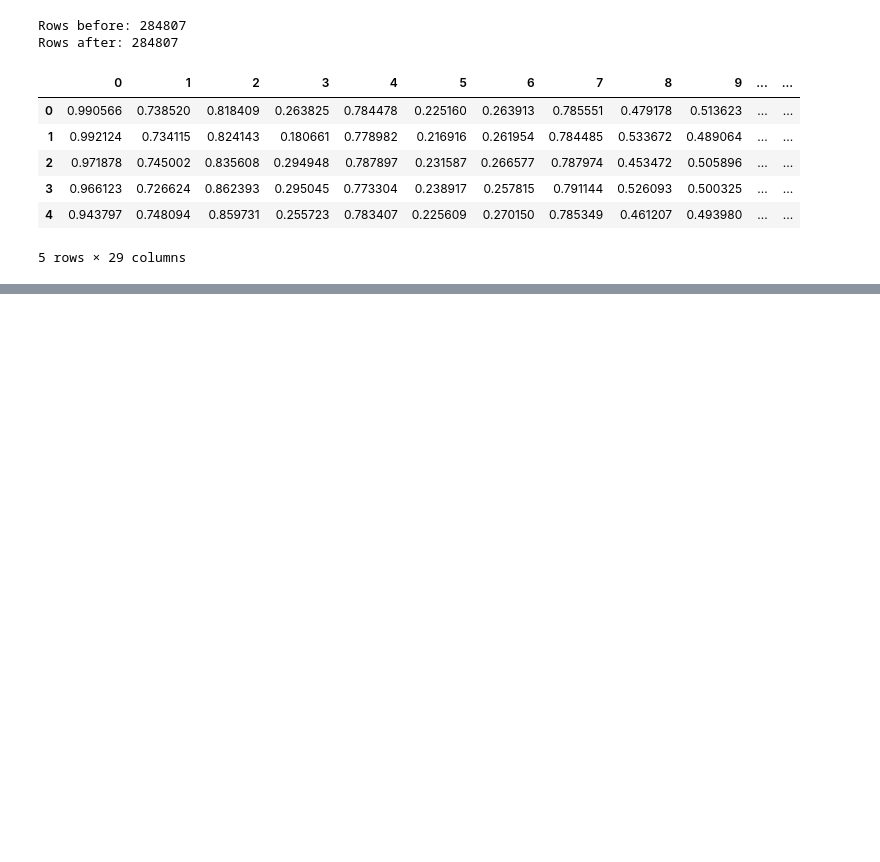
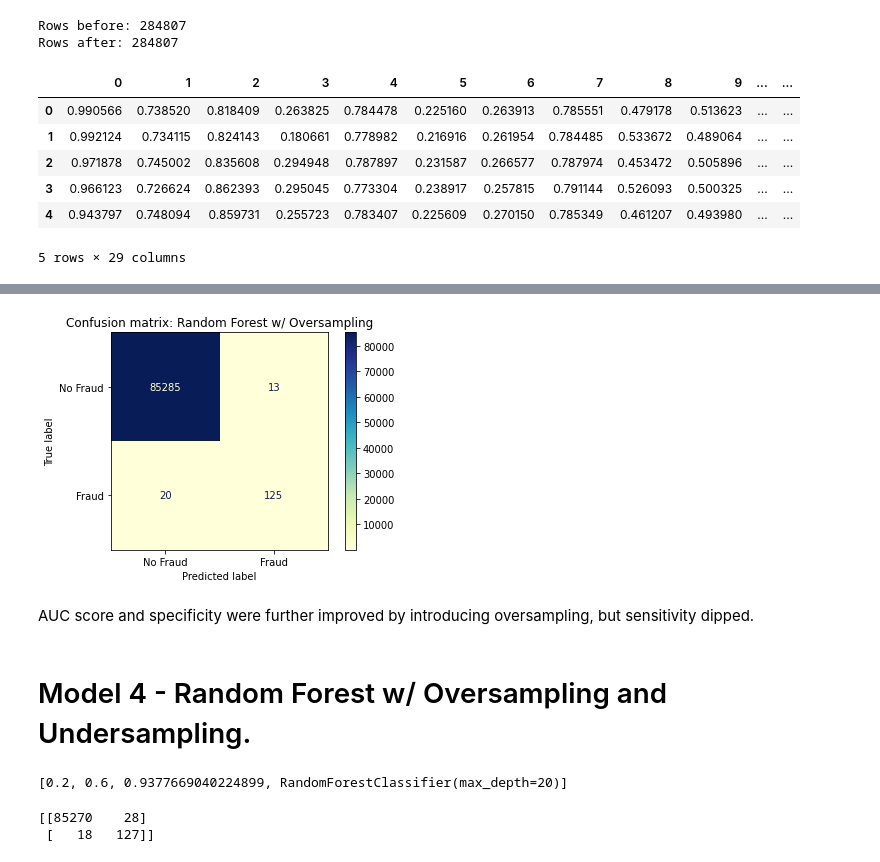
Before and after one commit to bradovich/public, a Jupyter notebook: credit_card_fraud-model.ipynb, the cells around one changed output, grey strips where cells are left out. Cells and saved outputs as stored; diff of their text form; code cells hidden in the pictures; blank space fills up the shorter version.

```diff
--- a/credit_card_fraud-model.ipynb
+++ b/credit_card_fraud-model.ipynb
@@ -205,0 +239,16 @@ Let's try to ensure the ratio of actual legitimate to actual fraudulent payments
+# %%
+# Select optimal oversampling strategy.
+oversampling_parameters = [0.2, 0.25, 0.3, 0.35, 0.4, 0.45, 0.5]
+# %%
+oversampling_list = []
+for p in oversampling_parameters:
+    smt = SMOTE(sampling_strategy=p)
+    X_train_SMT, y_train_SMT = smt.fit_resample(X_train, y_train)
+    model_rf_SMT = RandomForestClassifier(max_depth=20).fit(X_train_SMT, y_train_SMT)
+    model_rf_predict = model_rf_SMT.predict(X_test)
+    oversampling_list.append(list([p, roc_auc_score(y_test, model_rf_predict), model_rf_SMT]))
+# %%
+for i in range(len(oversampling_list)):
+    print("Parameter:", oversampling_list[i][0])
+    print("AUC score:", oversampling_list[i][1])
+    print("\n")
@@ -205,0 +273,12 @@ Let's try to ensure the ratio of actual legitimate to actual fraudulent payments
+# %%
+# Select parameter with the highest roc_auc_score.
+max_auc = 0
+for i in range(len(oversampling_list)):
+    if oversampling_list[i][1] > max_auc:
+        max_auc = oversampling_list[i][1]
+        max_auc_index = i
+    else:
+        pass
+sampling_strategy_over = oversampling_list[max_auc_index][2]
+model_random_forest_SMOTE = oversampling_list[max_auc_index][2]
+print(oversampling_list[max_auc_index][0:2])
@@ -205,0 +313,15 @@ Let's try to ensure the ratio of actual legitimate to actual fraudulent payments
+# %%
+# Plot confusion matrix.
+plot_confusion_matrix(model_random_forest_SMOTE,
+                      X_test,
+                      y_test,
+                      display_labels=labels,
+                      cmap=plt.cm.YlGnBu)
+plt.title("Confusion matrix: Random Forest w/ Oversampling")
+plt.show()
+# %% [output]
+[figure, added]
+# %% [markdown]
+AUC score and specificity were further improved by introducing oversampling, but sensitivity dipped.
+# %% [markdown]
+# Model 4 - Random Forest w/ Oversampling and Undersampling.
@@ -205,0 +350,24 @@ Let's try to ensure the ratio of actual legitimate to actual fraudulent payments
+# %%
+# Select parameter combination with the highest roc_auc_score.
+ax_auc = 0
+for i in range(len(overundersampling_list)):
+    if overundersampling_list[i][2] > max_auc:
+        max_auc = overundersampling_list[i][2]
+        max_auc_index = i
+    else:
+        pass
+oversamp_param_2 = overundersampling_list[max_auc_index][0]
+undersamp_param = overundersampling_list[max_auc_index][1]
+pipeline_overunder = overundersampling_list[max_auc_index][3]
+print(overundersampling_list[max_auc_index])
+# %% [output]
+[0.2, 0.6, 0.9377669040224899, RandomForestClassifier(max_depth=20)]
+# %%
+# Get predicted labels.
+y_pred_random_forest_pipe = get_y_pred(pipeline_overunder, X_test)
+# Get confusion matrix.
+cf_random_forest_pipe = confusion_matrix(y_test, y_pred_random_forest_pipe)
+print(cf_random_forest_pipe)
+# %% [output]
+[[85270    28]
+ [   18   127]]
```
Also changed, not shown: parts of 73 cells of this notebook.
